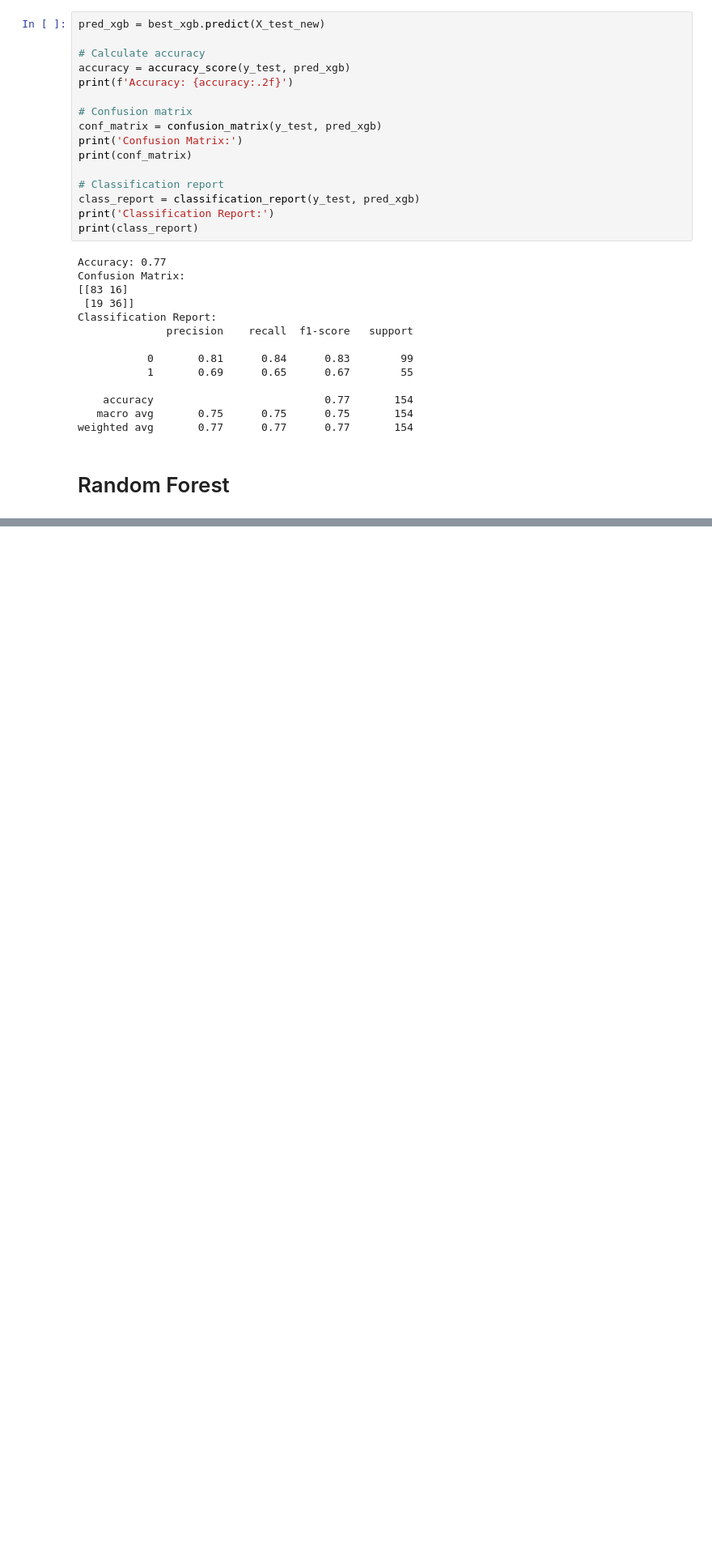
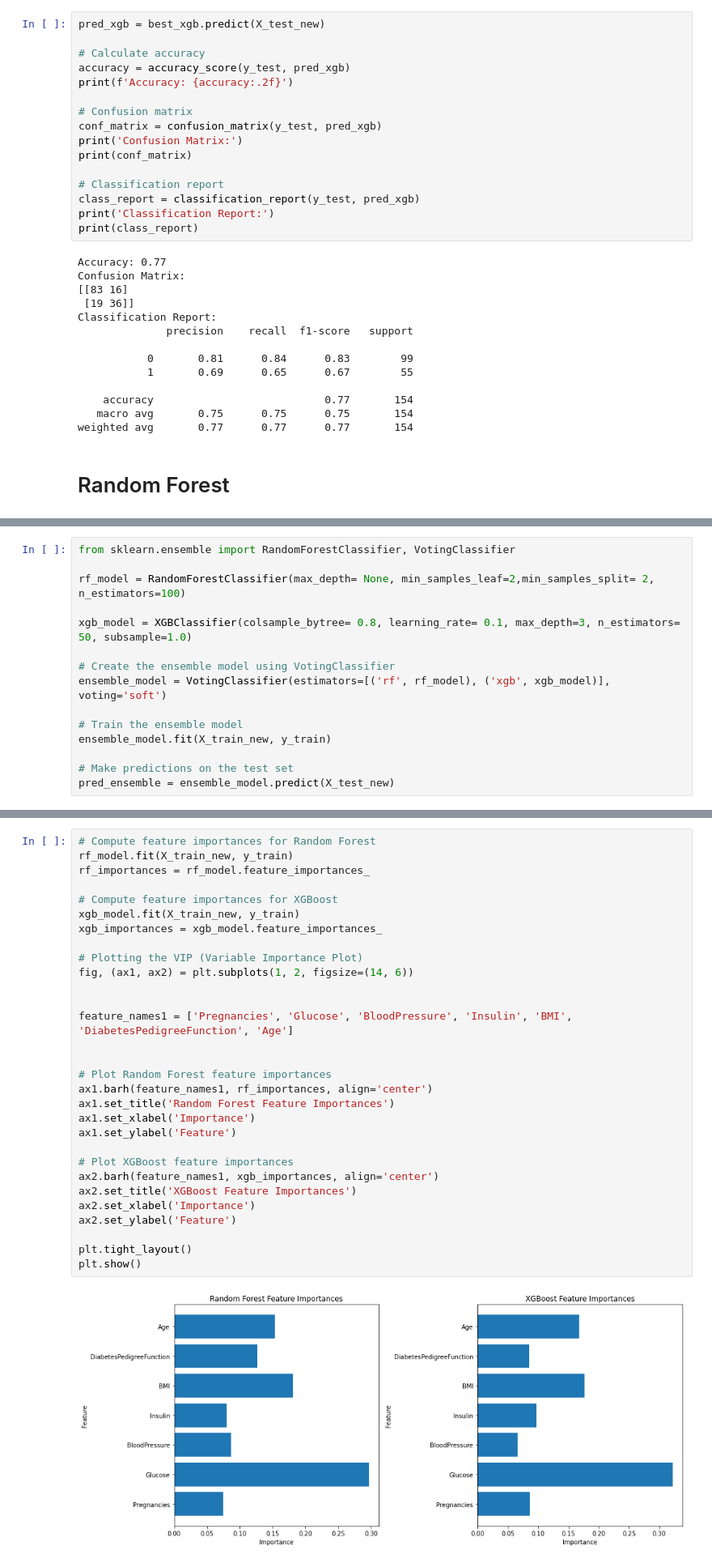
Before and after one commit to ThiruniWithana/Diabetes-prediction, a Jupyter notebook: Diabetes_Prediction.ipynb, the cells around one changed output, grey strips where cells are left out. Shown: that part at 81% size. Drawn from its saved outputs; the diff is of its cells as text; blank space fills up the shorter version.

```diff
--- a/Diabetes_Prediction.ipynb
+++ b/Diabetes_Prediction.ipynb
@@ -880,0 +892,15 @@ ValueError: X has 7 features, but RandomForestClassifier is expecting 8 features
+# %%
+from sklearn.ensemble import RandomForestClassifier, VotingClassifier
+
+rf_model = RandomForestClassifier(max_depth= None, min_samples_leaf=2,min_samples_split= 2, n_estimators=100)
+
+xgb_model = XGBClassifier(colsample_bytree= 0.8, learning_rate= 0.1, max_depth=3, n_estimators= 50, subsample=1.0)
+
+# Create the ensemble model using VotingClassifier
+ensemble_model = VotingClassifier(estimators=[('rf', rf_model), ('xgb', xgb_model)], voting='soft')
+
+# Train the ensemble model
+ensemble_model.fit(X_train_new, y_train)
+
+# Make predictions on the test set
+pred_ensemble = ensemble_model.predict(X_test_new)
@@ -880,0 +937,32 @@ ValueError: X has 7 features, but RandomForestClassifier is expecting 8 features
+# %%
+# Compute feature importances for Random Forest
+rf_model.fit(X_train_new, y_train)
+rf_importances = rf_model.feature_importances_
+
+# Compute feature importances for XGBoost
+xgb_model.fit(X_train_new, y_train)
+xgb_importances = xgb_model.feature_importances_
+
+# Plotting the VIP (Variable Importance Plot)
+fig, (ax1, ax2) = plt.subplots(1, 2, figsize=(14, 6))
+
+
+feature_names1 = ['Pregnancies', 'Glucose', 'BloodPressure', 'Insulin', 'BMI', 'DiabetesPedigreeFunction', 'Age']
+
+
+# Plot Random Forest feature importances
+ax1.barh(feature_names1, rf_importances, align='center')
+ax1.set_title('Random Forest Feature Importances')
+ax1.set_xlabel('Importance')
+ax1.set_ylabel('Feature')
+
+# Plot XGBoost feature importances
+ax2.barh(feature_names1, xgb_importances, align='center')
+ax2.set_title('XGBoost Feature Importances')
+ax2.set_xlabel('Importance')
+ax2.set_ylabel('Feature')
+
+plt.tight_layout()
+plt.show()
+# %% [output]
+[figure, added]
```
Also changed, not shown: parts of 9 cells of this notebook.
